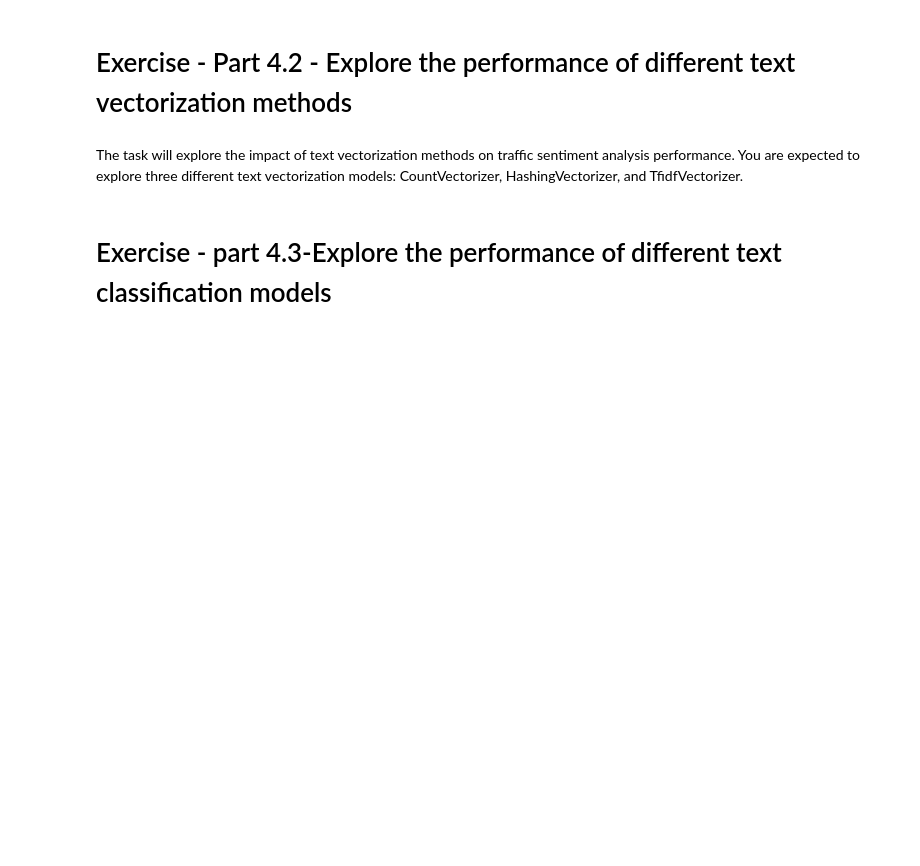
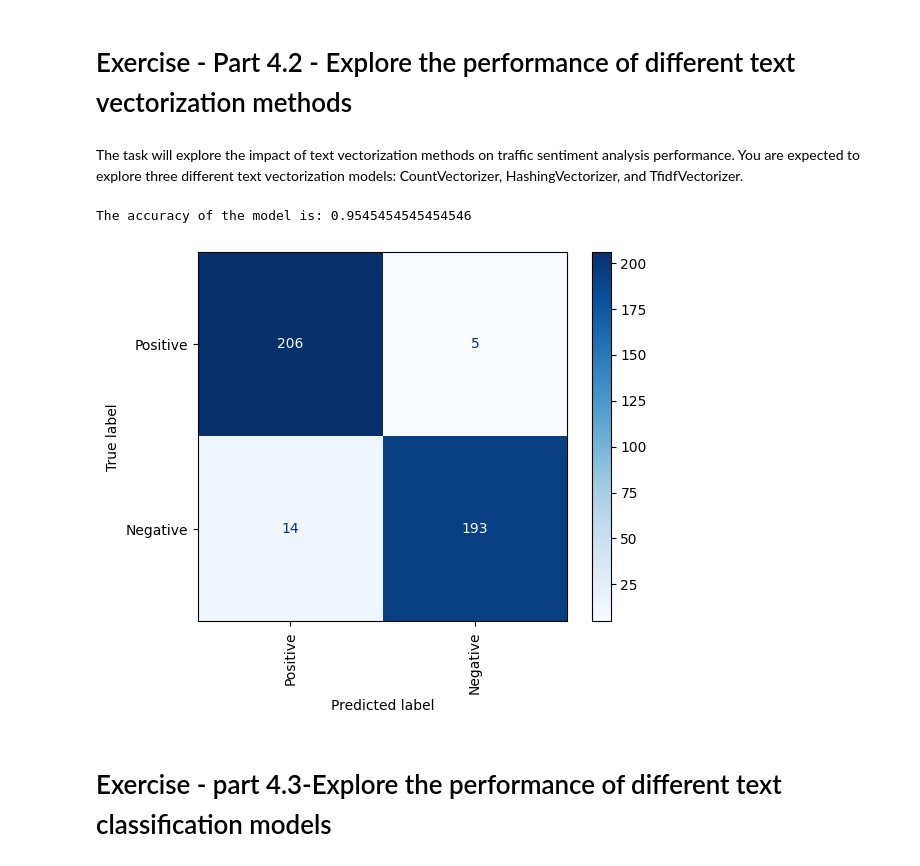
Before and after one commit to rzapatam/AI_Transportation_Exercises, a Jupyter notebook: Exercise_4_Text_classification/Exercise_4_Text_classification.ipynb, the cells around one changed output. Cells and saved outputs as stored; diff of their text form; code cells hidden in the pictures; blank space fills up the shorter version.

```diff
--- a/Exercise_4_Text_classification/Exercise_4_Text_classification.ipynb
+++ b/Exercise_4_Text_classification/Exercise_4_Text_classification.ipynb
@@ -233,43 +233,46 @@ import os
 #-*-*-*-*-*-*chose different vectorization-*-*-*-*-*-*
 
 #(1) CountVectorizer
-vectorizer = CountVectorizer(ngram_range=(1, 2), stop_words='english', min_df=20)
+# vectorizer = CountVectorizer(ngram_range=(1, 2), stop_words='english', min_df=20)
 
 #(2) #HashingVectorizer
 # vectorizer = HashingVectorizer(ngram_range=(1, 2), n_features=200)
 
 #(3)TfidfVectorizer
-# vectorizer = TfidfVectorizer(
-#     min_df=20,
-#     norm='l2',
-#     smooth_idf=True,
-#     use_idf=True,
-#     ngram_range=(1, 2),
-#     stop_words='english'
-#     )
+vectorizer = TfidfVectorizer(
+     min_df=20,
+     norm='l2',
+     smooth_idf=True,
+     use_idf=True,
+     ngram_range=(1, 2),
+     stop_words='english'
+     )
 
 #-*-*-*-*-*-*chose different vectorization-*-*-*-*-*-*
 x = df['Text']
 y = df['Sentiment']
 x_train, x_test, y_train, y_test = train_test_split(x, y, test_size=0.2, random_state=0)
 
 # apply the vectorizers
 x_train_vectorized = vectorizer.fit_transform(x_train)
 x_test_vectorized = vectorizer.transform(x_test)
 
 model = LogisticRegression(max_iter=1000, random_state=0)
 model.fit(x_train_vectorized, y_train)
 cmd.from_estimator(
     model,
     x_test_vectorized,
     y_test,
     display_labels=['Positive','Negative'],
     cmap='Blues',
     xticks_rotation='vertical'
     )
 
 #calculate accuracy
 print('The accuracy of the model is: '+str(accuracy_score(y_test,model.predict(x_test_vectorized))))
+# %% [output]
+The accuracy of the model is: 0.9545454545454546
+[figure, added]
 # %% [markdown]
 # Exercise - part 4.3-Explore the performance of different text classification models
 # %% [markdown]
```
Also changed, not shown: parts of 1 cell of this notebook.
